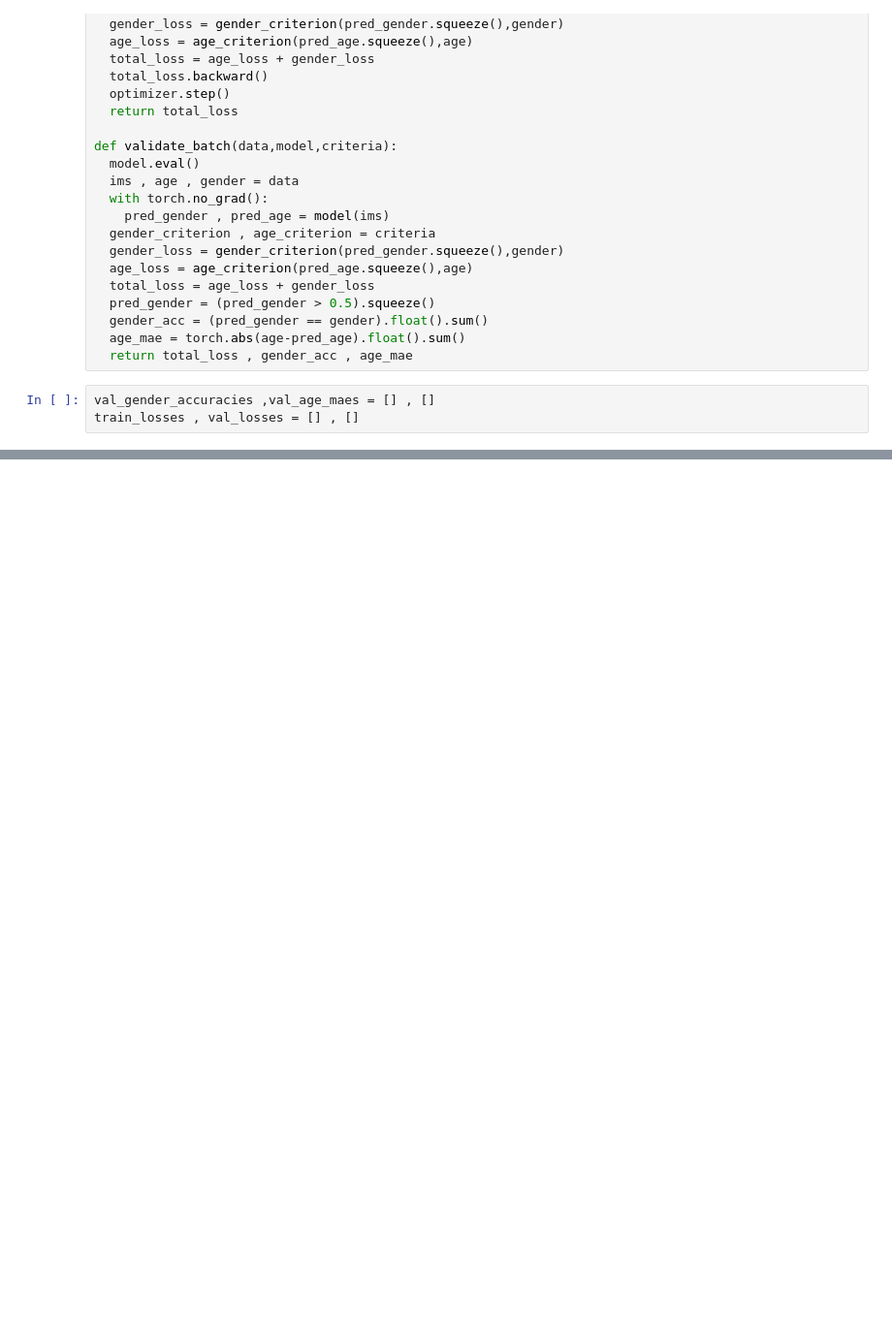
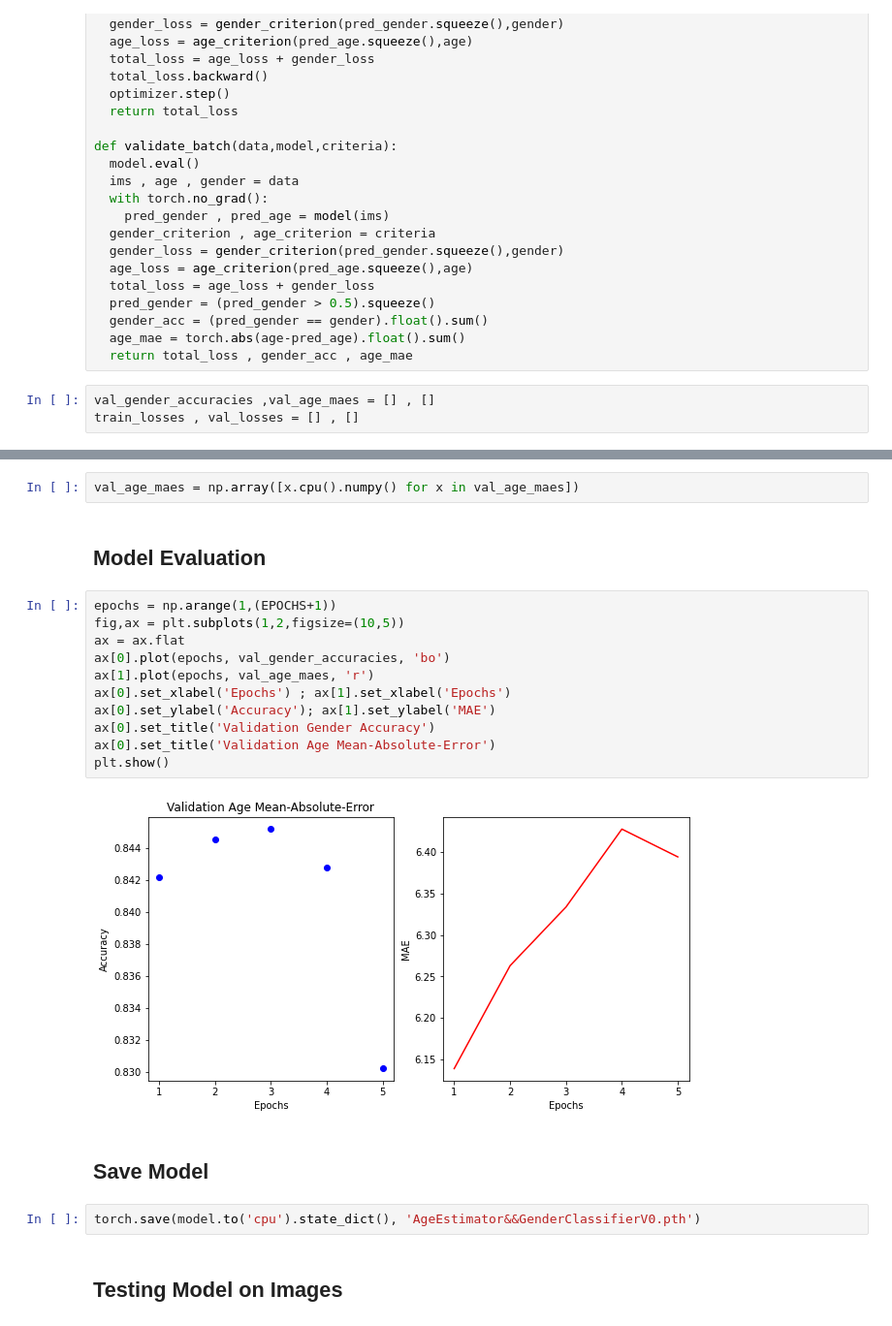
Before and after one commit to Hrithik2212/Age-Estimation-and-Gender-Classification-CNN-, a Jupyter notebook: 00_Age_Gender_Estimation.ipynb, the cells around one changed output, grey strips where cells are left out. Shown at 97% size. Cells and saved outputs as stored; diff of their text form; blank space fills up the shorter version.

Commit message:
Model Tested ✔️🥰

```diff
--- a/00_Age_Gender_Estimation.ipynb
+++ b/00_Age_Gender_Estimation.ipynb
@@ -253,0 +274,23 @@ for epoch in range(EPOCHS):
+# %%
+val_age_maes = np.array([x.cpu().numpy() for x in val_age_maes])
+# %% [markdown]
+## Model Evaluation
+# %%
+epochs = np.arange(1,(EPOCHS+1))
+fig,ax = plt.subplots(1,2,figsize=(10,5))
+ax = ax.flat
+ax[0].plot(epochs, val_gender_accuracies, 'bo')
+ax[1].plot(epochs, val_age_maes, 'r')
+ax[0].set_xlabel('Epochs') ; ax[1].set_xlabel('Epochs')
+ax[0].set_ylabel('Accuracy'); ax[1].set_ylabel('MAE')
+ax[0].set_title('Validation Gender Accuracy')
+ax[0].set_title('Validation Age Mean-Absolute-Error')
+plt.show()
+# %% [output]
+[figure, added]
+# %% [markdown]
+## Save Model
+# %%
+torch.save(model.to('cpu').state_dict(), 'AgeEstimator&&GenderClassifierV0.pth')
+# %% [markdown]
+## Testing Model on Images
```
Also changed, not shown: parts of 4 cells of this notebook.
